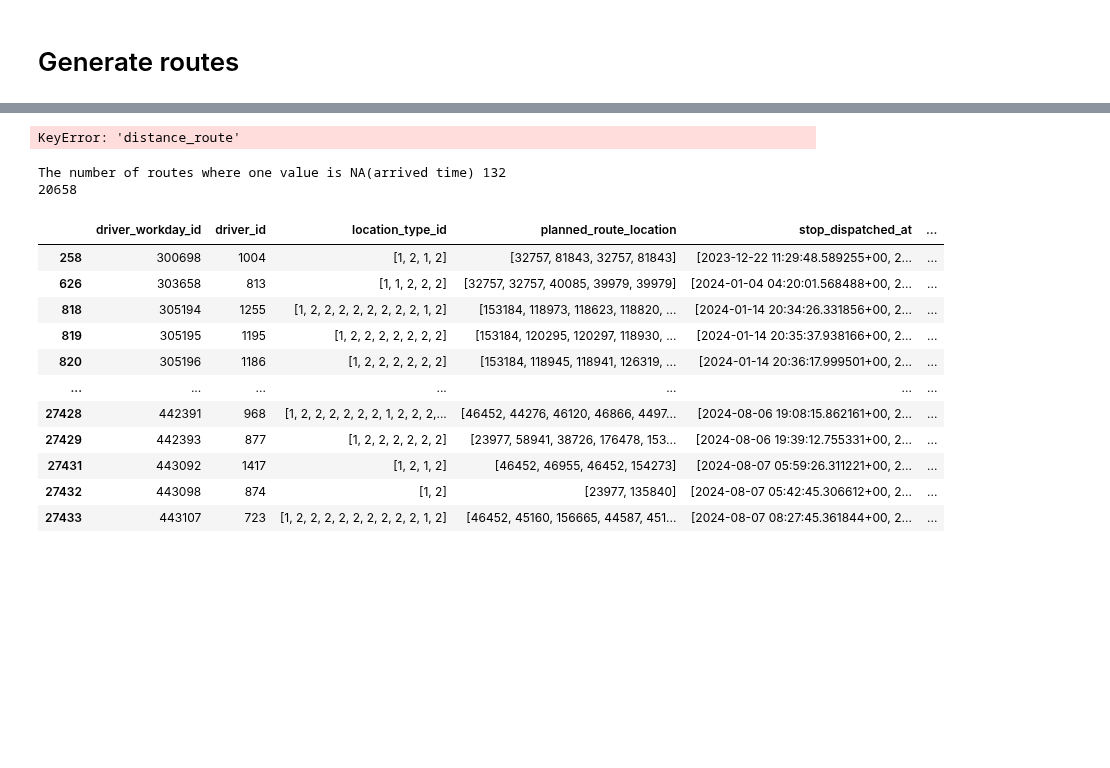
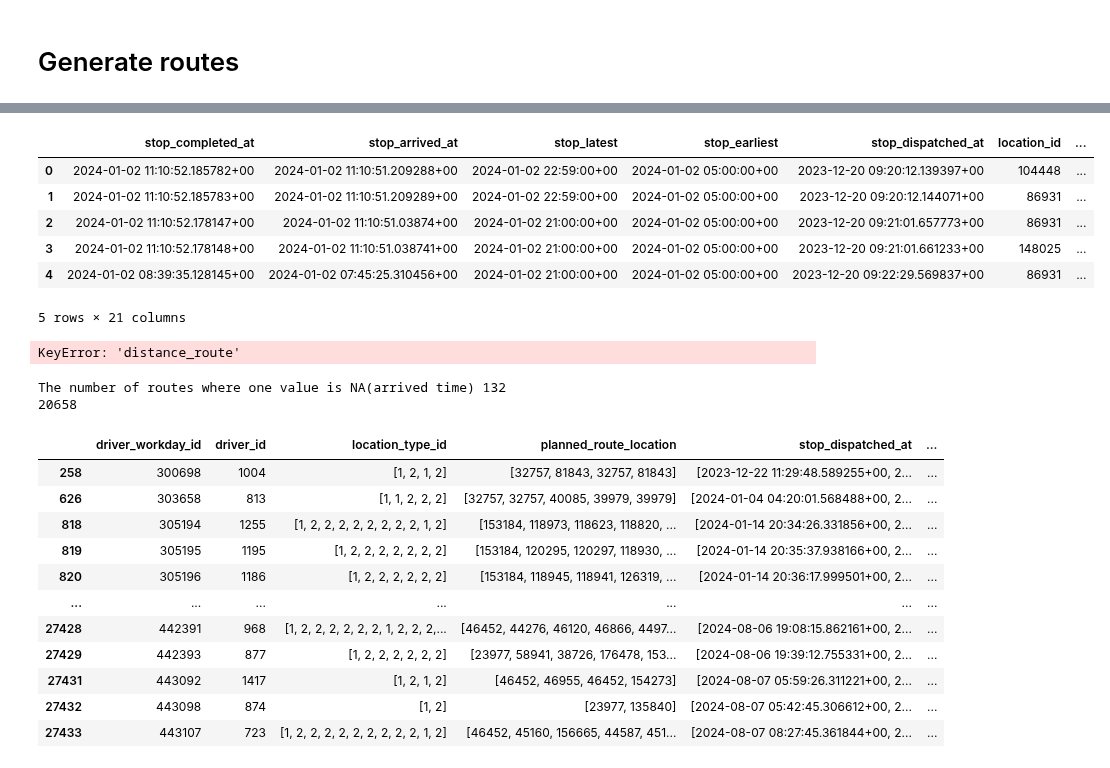
Before and after one commit to anna1904/RouteClassification, a Jupyter notebook: score_prediction-larger.ipynb, the cells around one changed output, grey strips where cells are left out. Saved outputs shown, nothing was run; the diff lists cells and outputs as text; code cells hidden in the pictures; blank space fills up the shorter version.

```diff
--- a/score_prediction-larger.ipynb
+++ b/score_prediction-larger.ipynb
@@ -88,3 +90,13 @@ number of groups 11589
+# %%
+sorted_data_stops.head()
+# %% [output]
+|  | stop_completed_at | stop_arrived_at | stop_latest | stop_earliest | stop_dispatched_at | location_id | ... |
+| 0 | 2024-01-02 11:10:52.185782+00 | 2024-01-02 11:10:51.209288+00 | 2024-01-02 22:59:00+00 | 2024-01-02 05:00:00+00 | 2023-12-20 09:20:12.139397+00 | 104448 | ... |
+| 1 | 2024-01-02 11:10:52.185783+00 | 2024-01-02 11:10:51.209289+00 | 2024-01-02 22:59:00+00 | 2024-01-02 05:00:00+00 | 2023-12-20 09:20:12.144071+00 | 86931 | ... |
+| 2 | 2024-01-02 11:10:52.178147+00 | 2024-01-02 11:10:51.03874+00 | 2024-01-02 21:00:00+00 | 2024-01-02 05:00:00+00 | 2023-12-20 09:21:01.657773+00 | 86931 | ... |
+| 3 | 2024-01-02 11:10:52.178148+00 | 2024-01-02 11:10:51.038741+00 | 2024-01-02 21:00:00+00 | 2024-01-02 05:00:00+00 | 2023-12-20 09:21:01.661233+00 | 148025 | ... |
+| 4 | 2024-01-02 08:39:35.128145+00 | 2024-01-02 07:45:25.310456+00 | 2024-01-02 21:00:00+00 | 2024-01-02 05:00:00+00 | 2023-12-20 09:22:29.569837+00 | 86931 | ... |
+5 rows × 21 columns
 # %%
 from geopy.distance import geodesic
 import pandas as pd
```
Also changed, not shown: parts of 1 cell of this notebook, 2 other files.
